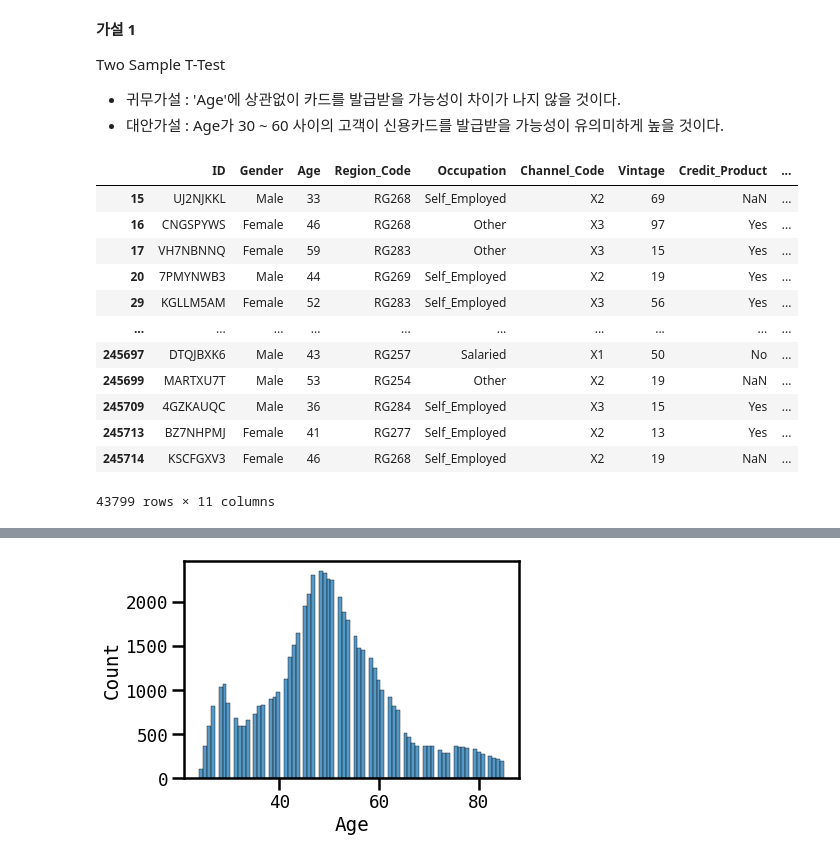
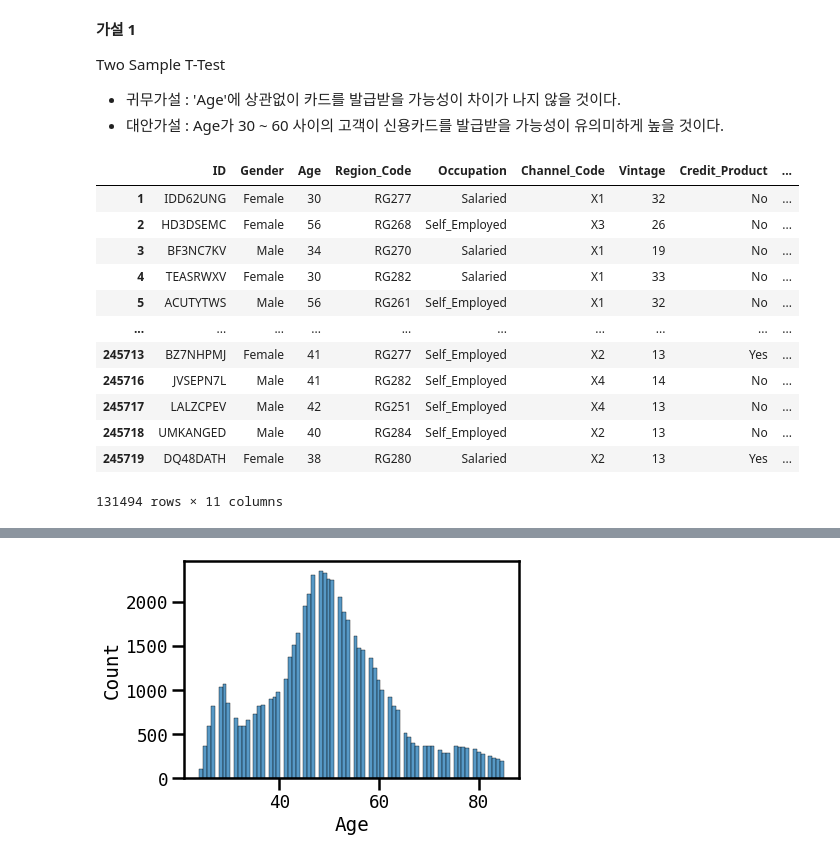
Before and after one commit to Oksusudom/Python_Learning, a Jupyter notebook: AI_10_이수철_CP1_Section2_update.ipynb, the cells around one changed output, grey strips where cells are left out. Saved outputs shown, nothing was run; the diff lists cells and outputs as text; code cells hidden in the pictures.

```diff
--- a/AI_10_이수철_CP1_Section2_update.ipynb
+++ b/AI_10_이수철_CP1_Section2_update.ipynb
@@ -201,3 +201,10 @@ profiling_report
 [interactive output not drawn]
 # %% [markdown]
 *   df 의 Credit_Product 특성의 결측치가 11.9% 이다.
+# %%
+# 결측치가 있는 29,325개의 데이터는 삭제 후 진행.
+# 11.9%의 비율이기 때문에 삭제하기에 많은 양이기는 하나, 'Credit_Product'의 데이터형식이 Boolean이기 때문에 평균값이나 중앙값으로 대치하게되면 결과에 많은 영향을 미칠 것 같아 삭제하도록 함.
+
+df = df.dropna()
+
+df
@@ -291,20 +321,20 @@ Two Sample T-Test
 - 귀무가설 : 'Age'에 상관없이 카드를 발급받을 가능성이 차이가 나지 않을 것이다.
 - 대안가설 : Age가 30 ~ 60 사이의 고객이 신용카드를 발급받을 가능성이 유의미하게 높을 것이다.
 # %%
-# 30세 이상 고객 중 판매 제안을 수락할 가능성이 있는 고객 54,291명
-age_30_to_60 = df[(df['Age'] >= 30) & (df['Age'] <= 60) & (df['Is_Lead'] == 1)]
+# 30세 이상 60세 이하인 고객 131,494명
+age_30_to_60 = df[(df['Age'] >= 30) & (df['Age'] <= 60)]
 age_30_to_60
 # %% [output]
 |  | ID | Gender | Age | Region_Code | Occupation | Channel_Code | Vintage | Credit_Product | ... |
-| 15 | UJ2NJKKL | Male | 33 | RG268 | Self_Employed | X2 | 69 | NaN | ... |
-| 16 | CNGSPYWS | Female | 46 | RG268 | Other | X3 | 97 | Yes | ... |
-| 17 | VH7NBNNQ | Female | 59 | RG283 | Other | X3 | 15 | Yes | ... |
-| 20 | 7PMYNWB3 | Male | 44 | RG269 | Self_Employed | X2 | 19 | Yes | ... |
-| 29 | KGLLM5AM | Female | 52 | RG283 | Self_Employed | X3 | 56 | Yes | ... |
+| 1 | IDD62UNG | Female | 30 | RG277 | Salaried | X1 | 32 | No | ... |
+| 2 | HD3DSEMC | Female | 56 | RG268 | Self_Employed | X3 | 26 | No | ... |
+| 3 | BF3NC7KV | Male | 34 | RG270 | Salaried | X1 | 19 | No | ... |
+| 4 | TEASRWXV | Female | 30 | RG282 | Salaried | X1 | 33 | No | ... |
+| 5 | ACUTYTWS | Male | 56 | RG261 | Self_Employed | X1 | 32 | No | ... |
 | ... | ... | ... | ... | ... | ... | ... | ... | ... | ... |
-| 245697 | DTQJBXK6 | Male | 43 | RG257 | Salaried | X1 | 50 | No | ... |
-| 245699 | MARTXU7T | Male | 53 | RG254 | Other | X2 | 19 | NaN | ... |
-| 245709 | 4GZKAUQC | Male | 36 | RG284 | Self_Employed | X3 | 15 | Yes | ... |
 | 245713 | BZ7NHPMJ | Female | 41 | RG277 | Self_Employed | X2 | 13 | Yes | ... |
-| 245714 | KSCFGXV3 | Female | 46 | RG268 | Self_Employed | X2 | 19 | NaN | ... |
+| 245716 | JVSEPN7L | Male | 41 | RG282 | Self_Employed | X4 | 14 | No | ... |
+| 245717 | LALZCPEV | Male | 42 | RG251 | Self_Employed | X4 | 13 | No | ... |
+| 245718 | UMKANGED | Male | 40 | RG284 | Self_Employed | X2 | 13 | No | ... |
+| 245719 | DQ48DATH | Female | 38 | RG280 | Salaried | X2 | 13 | Yes | ... |
-43799 rows × 11 columns
+131494 rows × 11 columns
```
Also changed, not shown: parts of 15 cells of this notebook.
